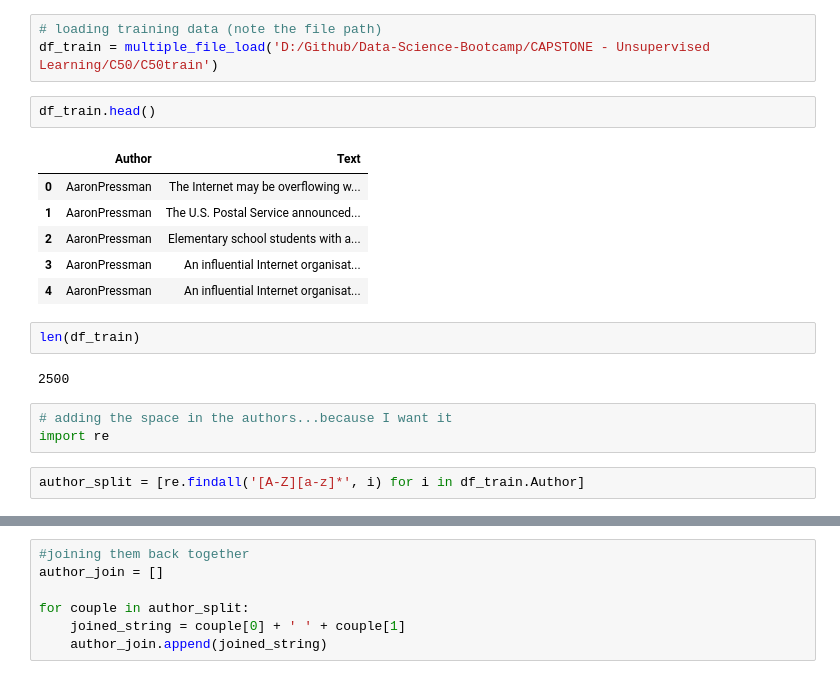
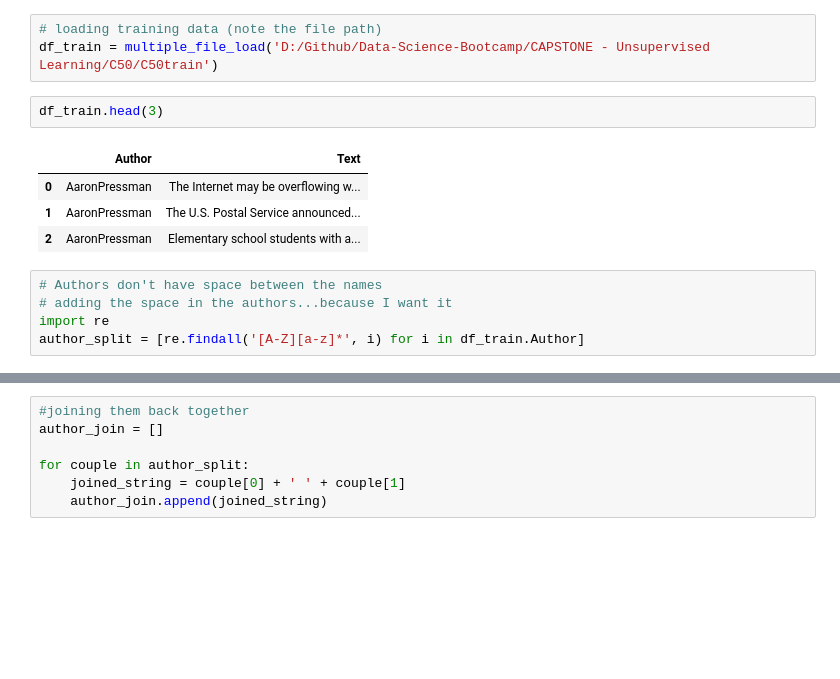
Before and after one commit to jafonte01/CAPSTONE---Unsupervised-Learning, a Jupyter notebook: Unit 4 NEW Capstone .ipynb, the cells around one changed output, grey strips where cells are left out. Drawn from its saved outputs; the diff is of its cells as text; blank space fills up the shorter version.

```diff
--- a/Unit 4 NEW Capstone .ipynb
+++ b/Unit 4 NEW Capstone .ipynb
@@ -76,20 +80,14 @@ def multiple_file_load(file_directory):
 # loading training data (note the file path)
 df_train = multiple_file_load('D:/Github/Data-Science-Bootcamp/CAPSTONE - Unsupervised Learning/C50/C50train')
 # %%
-df_train.head()
+df_train.head(3)
 # %% [output]
 |  | Author | Text |
 | 0 | AaronPressman | The Internet may be overflowing w... |
 | 1 | AaronPressman | The U.S. Postal Service announced... |
 | 2 | AaronPressman | Elementary school students with a... |
-| 3 | AaronPressman | An influential Internet organisat... |
-| 4 | AaronPressman | An influential Internet organisat... |
-# %%
-len(df_train)
-# %% [output]
-2500
 # %%
+# Authors don't have space between the names
 # adding the space in the authors...because I want it
 import re
+author_split = [re.findall('[A-Z][a-z]*', i) for i in df_train.Author]
-# %%
-author_split = [re.findall('[A-Z][a-z]*', i) for i in df_train.Author]
```
Also changed, not shown: parts of 67 cells of this notebook.
